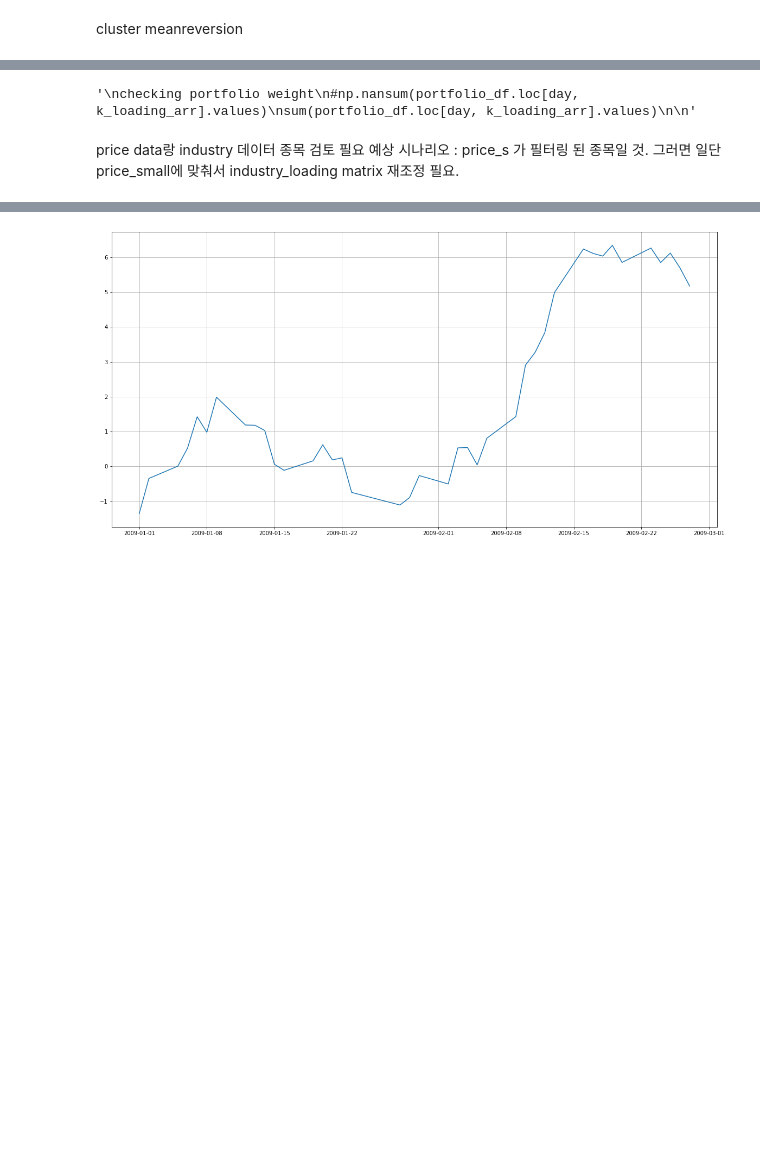
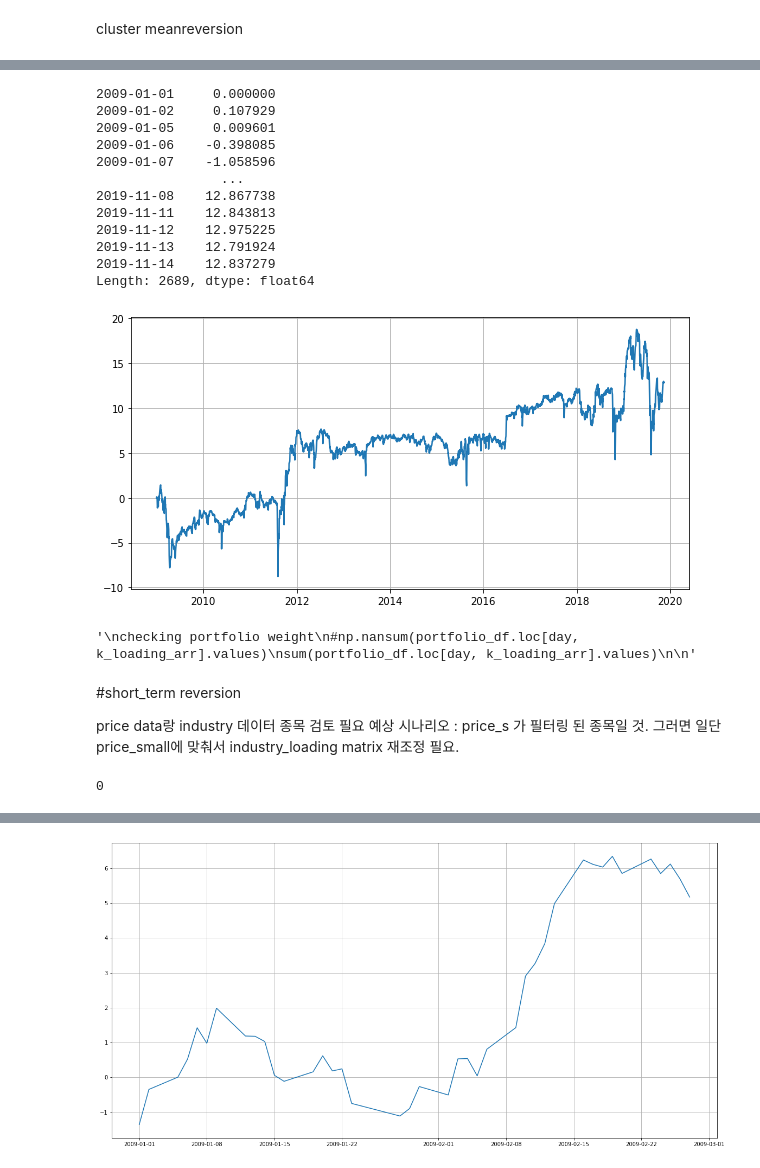
Before and after one commit to Dongwuk-kim/DL_final_proj, a Jupyter notebook: mean_reversion/mean_reversion.ipynb, the cells around one changed output, grey strips where cells are left out. Cells and saved outputs as stored; diff of their text form; code cells hidden in the pictures; blank space fills up the shorter version.

```diff
--- a/mean_reversion/mean_reversion.ipynb
+++ b/mean_reversion/mean_reversion.ipynb
@@ -155,3 +200,20 @@ portfolio_df.head(4)
+# %%
+daily_pnl = np.nansum(np.multiply( portfolio_df.values, price_s.values),1)
+draw_pnl(np.cumsum(daily_pnl), price_s.index)
+# %% [output]
+2009-01-01     0.000000
+2009-01-02     0.107929
+2009-01-05     0.009601
+2009-01-06    -0.398085
+2009-01-07    -1.058596
+                ...
+2019-11-08    12.867738
+2019-11-11    12.843813
+2019-11-12    12.975225
+2019-11-13    12.791924
+2019-11-14    12.837279
+Length: 2689, dtype: float64
+[figure, added]
 # %%
 """
 이거 계산 빠르게 만들어야 함..
@@ -215,6 +277,8 @@ sum(portfolio_df.loc[day, k_loading_arr].values)
 # %%
 portfolio_df_2 = portfolio_df.copy()
 # %% [markdown]
+
+#short_term reversion
 
 price data랑 industry 데이터 종목 검토 필요
 예상 시나리오 : price_s 가  필터링 된 종목일 것.
@@ -222,13 +286,13 @@ price data랑 industry 데이터 종목 검토 필요
 # %%
 
 #5 Day Mean reversion
-#pr_rolling = price_s.rolling(21, min_periods=1).mean()
+pr_rolling = price_s.rolling(5, min_periods=1).mean()
 #pr_rolling_ar = pr_rolling.values
 
 
 #input_data = pr_rolling
-input_data = price_s
-total_ammount = 1000000
+input_data = pr_rolling
+total_ammount = 1
 
 #make portfolio df with init zero
 portfolio_df = price_s.copy()
@@ -242,10 +306,19 @@ for i,index in enumerate(input_data.index) :
     if i == len(input_data.index)-1 :
         break ;
     day_pr_arr = input_data.values[i]
+
+    alpha =  (day_pr_arr - np.nanmean(day_pr_arr))
+    alpha[~np.isnan(day_pr_arr)] = np.where( alpha[~np.isnan(day_pr_arr)] > 0, -1, 1)
+    alpha -= np.nanmean(alpha)
+    #alpha = -1 * (day_pr_arr -pr_rolling_ar[i] )
     weight_value = total_ammount/ np.sum(np.abs(day_pr_arr[~np.isnan(day_pr_arr)]))
 
-    alpha =  (day_pr_arr - np.nanmean(day_pr_arr))
-    #alpha = -1 * (day_pr_arr -pr_rolling_ar[i] )
     alpha[~np.isnan(day_pr_arr)] = weight_value * alpha[~np.isnan(day_pr_arr)]
 
     portfolio_df.loc[input_data.index[i+1], :] = alpha
+
+
+#check overall dollor neutral
+sum (np.nansum(portfolio_df.values, 1) < 10^-3)
+# %% [output]
+0
```
Also changed, not shown: parts of 15 cells of this notebook.
